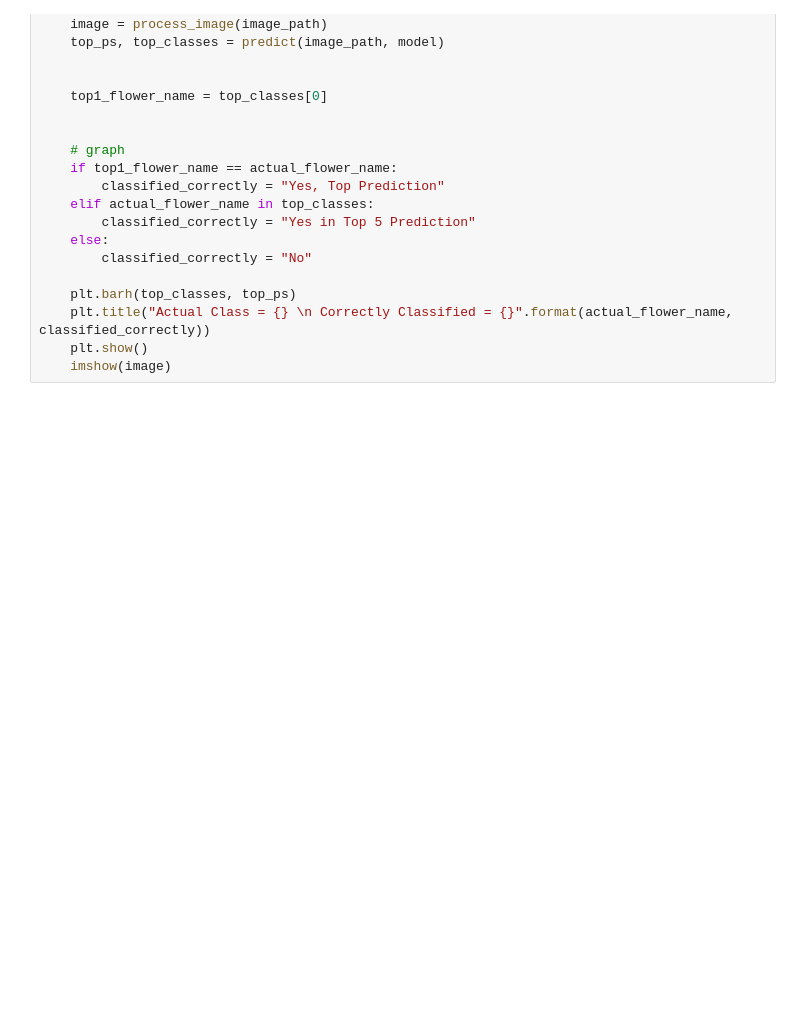
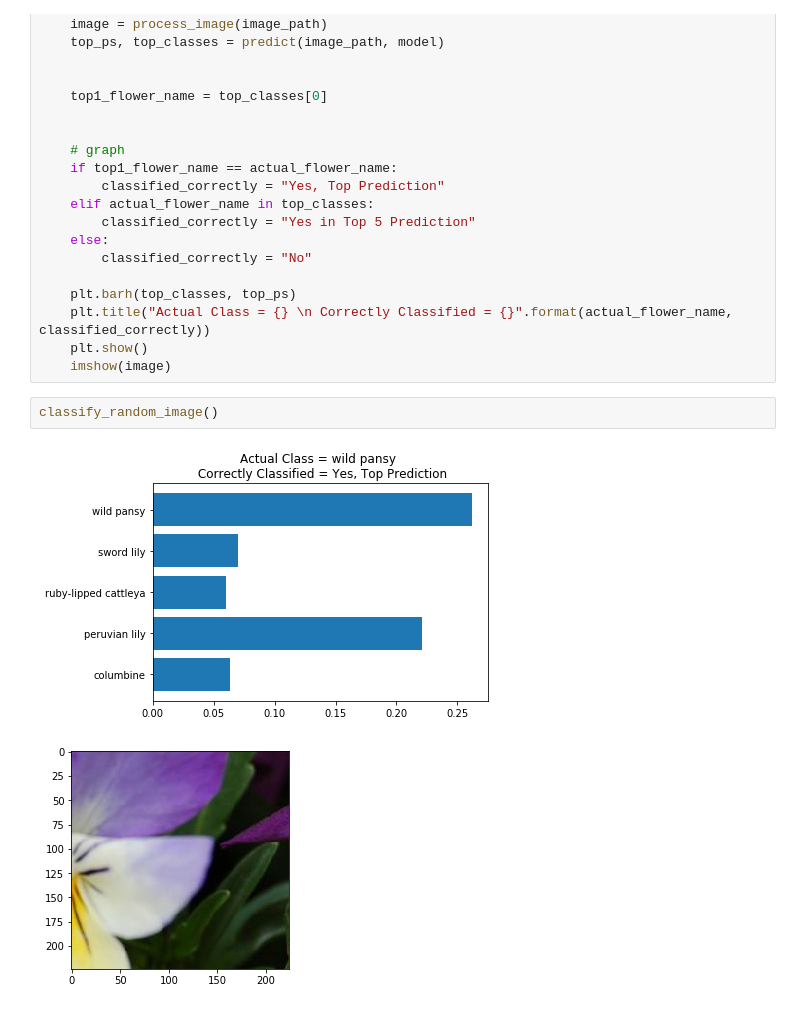
Before and after one commit to AditiSingh006/aipnd-project, a Jupyter notebook: Image Classifier Project.ipynb, the cells around one changed output. Saved outputs shown, nothing was run; the diff lists cells and outputs as text; blank space fills up the shorter version.

```diff
--- a/Image Classifier Project.ipynb
+++ b/Image Classifier Project.ipynb
@@ -535,3 +535,8 @@ def classify_random_image():
     plt.title("Actual Class = {} \n Correctly Classified = {}".format(actual_flower_name, classified_correctly))
     plt.show()
     imshow(image)
+# %%
+classify_random_image()
+# %% [output]
+[figure, added]
+[figure, added]
```
